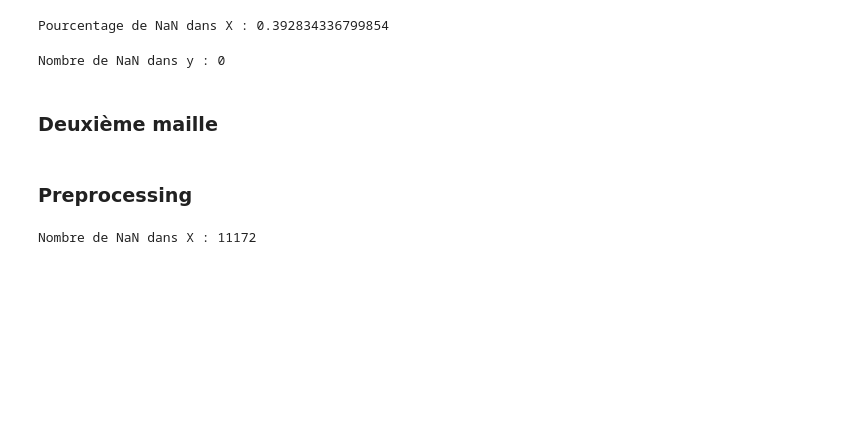
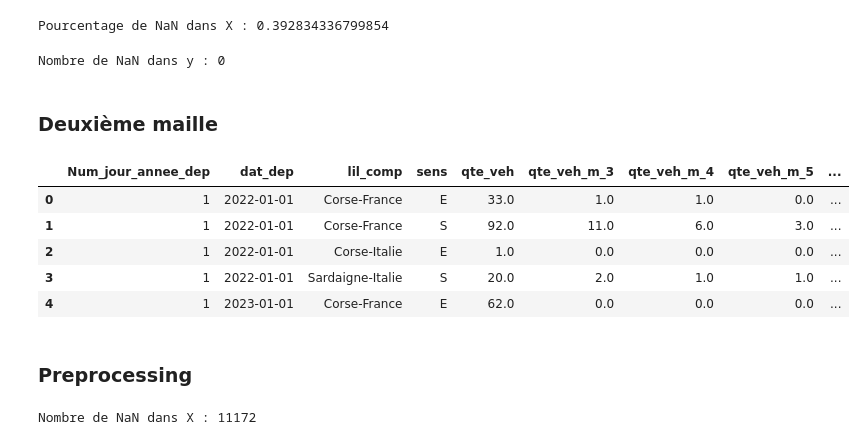
Before and after one commit to corsicaferries/prev_demande, a Jupyter notebook: matrix2.ipynb, the cells around one changed output. Saved outputs shown, nothing was run; the diff lists cells and outputs as text; code cells hidden in the pictures; blank space fills up the shorter version.

```diff
--- a/matrix2.ipynb
+++ b/matrix2.ipynb
@@ -607,6 +577,9 @@ colonnes_a_agreger_sum2 = [
 colonnes_a_agreger_max2 = [
     'mgvs_m_3', 'mgvs_m_4', 'mgvs_m_5', 'mgvs_m_6', 'mgvs_m_7', 'mgvs_m_8'
 ]
+# Sélection automatique des colonnes en fonction de leur nom pour les dates de vacances et fériés
+colonnes_bool2 = [col for col in df_final_enriched.columns if col.startswith(("ferie_", "vac_"))]
+
 # Construire le dictionnaire d'agrégation
 dict_agg2 = {}
 # Ajouter les colonnes à agréger par "sum"
@@ -617,6 +590,10 @@ for col in colonnes_a_agreger_sum2:
 for col in colonnes_a_agreger_max2:
     dict_agg2[col] = pd.NamedAgg(column=col, aggfunc="max")
 
+# Ajout au dictionnaire d'agrégation
+for col in colonnes_bool2:
+    dict_agg2[col] = pd.NamedAgg(column=col, aggfunc="max")  # max() pour garder True s'il y en a
+
 # Ajout de la colonne 'nb_voy' pour compter le nombre de voyages
 dict_agg2['nb_voy'] = pd.NamedAgg(column=f"dat_dep", aggfunc="count")
 
@@ -626,6 +603,15 @@ df_maille_aggregee2 = df_final_enriched.groupby(colonnes_regroupement2, as_index
 # Dataframe trié par valeur de 'abs-err' décroissante
 df_maille_aggregee2 = df_maille_aggregee2.sort_values(by='abs-err', ascending=False)
 df_maille_aggregee2
+# %%
+df_maille_aggregee2.head()
+# %% [output]
+|  | Num_jour_annee_dep | dat_dep | lil_comp | sens | qte_veh | qte_veh_m_3 | qte_veh_m_4 | qte_veh_m_5 | ... |
+| 0 | 1 | 2022-01-01 | Corse-France | E | 33.0 | 1.0 | 1.0 | 0.0 | ... |
+| 1 | 1 | 2022-01-01 | Corse-France | S | 92.0 | 11.0 | 6.0 | 3.0 | ... |
+| 2 | 1 | 2022-01-01 | Corse-Italie | E | 1.0 | 0.0 | 0.0 | 0.0 | ... |
+| 3 | 1 | 2022-01-01 | Sardaigne-Italie | S | 20.0 | 2.0 | 1.0 | 1.0 | ... |
+| 4 | 1 | 2023-01-01 | Corse-France | E | 62.0 | 0.0 | 0.0 | 0.0 | ... |
 # %%
 # Exporter le DataFrame agrégé2
 df_maille_aggregee2.to_excel("df_maille_aggregee2.xlsx", index=False)
```
Also changed, not shown: parts of 32 cells of this notebook.
